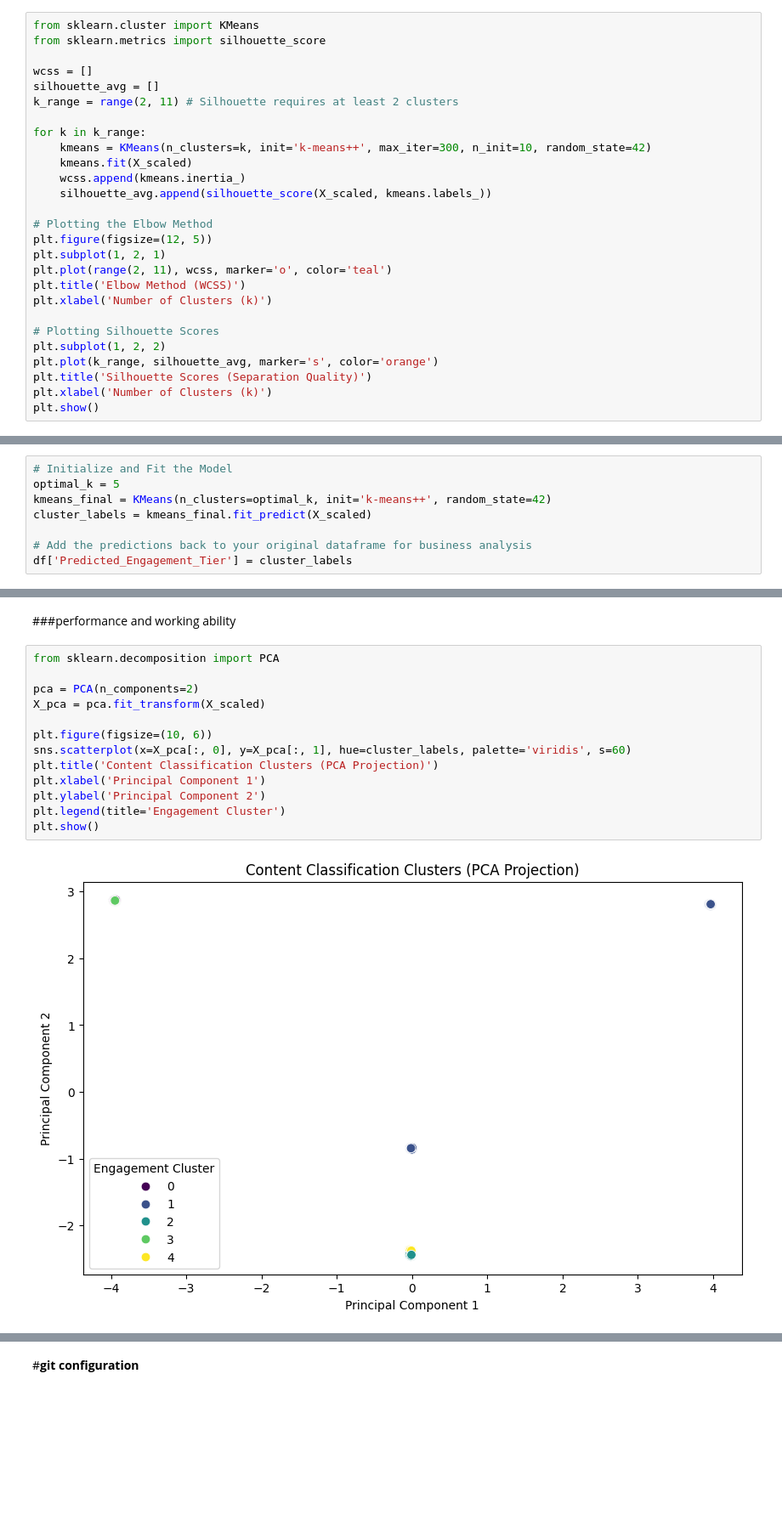
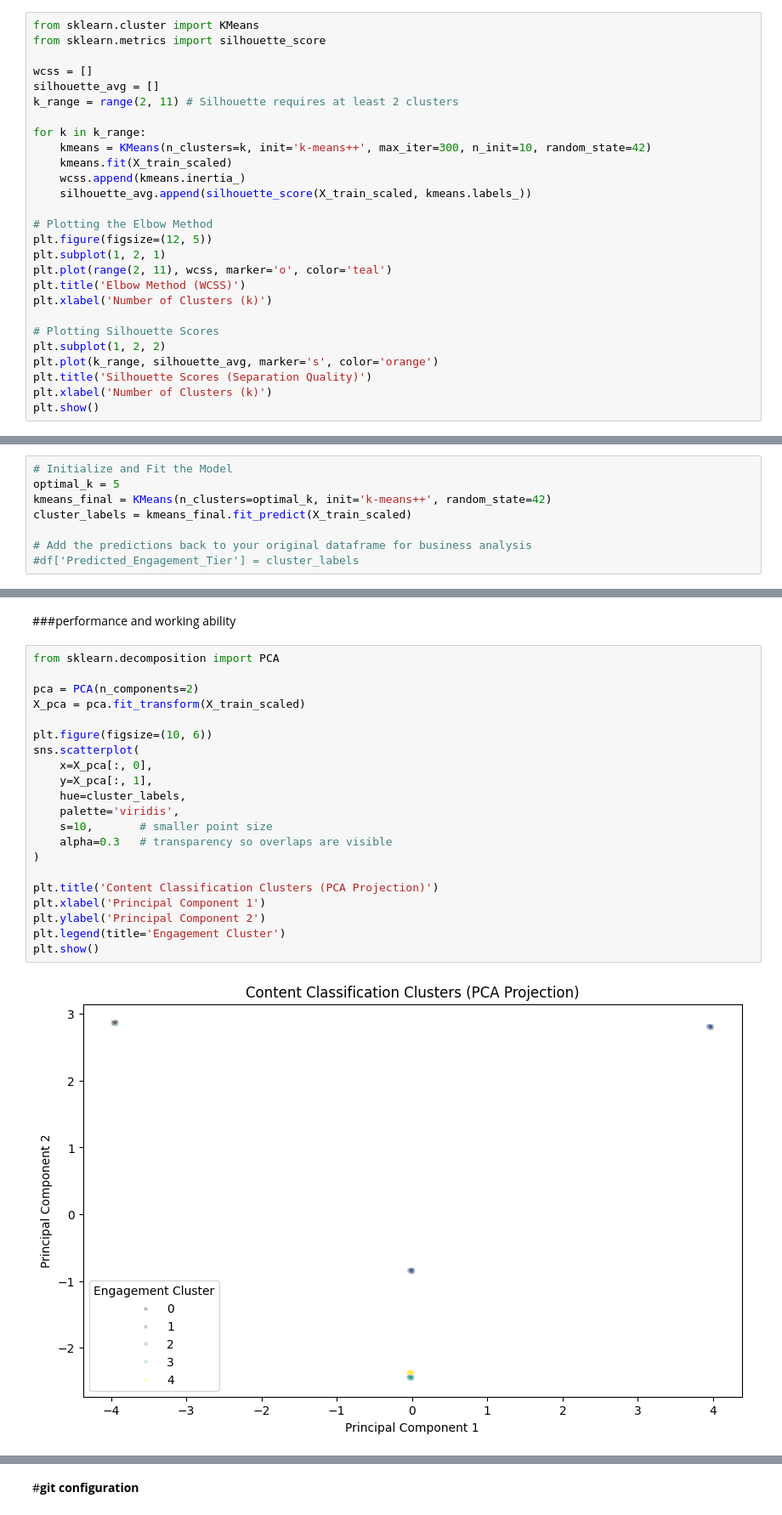
Before and after one commit to praveentecsl/High-Engagement-Content-Classification-model, a Jupyter notebook: SocialMedia_engagement.ipynb, the cells around one changed output, grey strips where cells are left out. Shown at 85% size. Cells and saved outputs as stored; diff of their text form; blank space fills up the shorter version.

Commit message:
split the data to train,val,test

```diff
--- a/SocialMedia_engagement.ipynb
+++ b/SocialMedia_engagement.ipynb
@@ -56,9 +91,9 @@ k_range = range(2, 11) # Silhouette requires at least 2 clusters
 
 for k in k_range:
     kmeans = KMeans(n_clusters=k, init='k-means++', max_iter=300, n_init=10, random_state=42)
-    kmeans.fit(X_scaled)
+    kmeans.fit(X_train_scaled)
     wcss.append(kmeans.inertia_)
-    silhouette_avg.append(silhouette_score(X_scaled, kmeans.labels_))
+    silhouette_avg.append(silhouette_score(X_train_scaled, kmeans.labels_))
 
 # Plotting the Elbow Method
 plt.figure(figsize=(12, 5))
@@ -83,7 +118,7 @@ plt.show()
 # Initialize and Fit the Model
 optimal_k = 5
 kmeans_final = KMeans(n_clusters=optimal_k, init='k-means++', random_state=42)
-cluster_labels = kmeans_final.fit_predict(X_scaled)
+cluster_labels = kmeans_final.fit_predict(X_train_scaled)
 
 # Add the predictions back to your original dataframe for business analysis
-df['Predicted_Engagement_Tier'] = cluster_labels
+#df['Predicted_Engagement_Tier'] = cluster_labels
@@ -92,15 +153,23 @@ df['Predicted_Engagement_Tier'] = cluster_labels
 # %%
 from sklearn.decomposition import PCA
 
 pca = PCA(n_components=2)
-X_pca = pca.fit_transform(X_scaled)
+X_pca = pca.fit_transform(X_train_scaled)
 
 plt.figure(figsize=(10, 6))
-sns.scatterplot(x=X_pca[:, 0], y=X_pca[:, 1], hue=cluster_labels, palette='viridis', s=60)
+sns.scatterplot(
+    x=X_pca[:, 0],
+    y=X_pca[:, 1],
+    hue=cluster_labels,
+    palette='viridis',
+    s=10,       # smaller point size
+    alpha=0.3   # transparency so overlaps are visible
+)
+
 plt.title('Content Classification Clusters (PCA Projection)')
 plt.xlabel('Principal Component 1')
 plt.ylabel('Principal Component 2')
 plt.legend(title='Engagement Cluster')
 plt.show()
 # %% [output]
-[figure, old version]
+[figure, new version]
```
Also changed, not shown: parts of 7 cells of this notebook.
